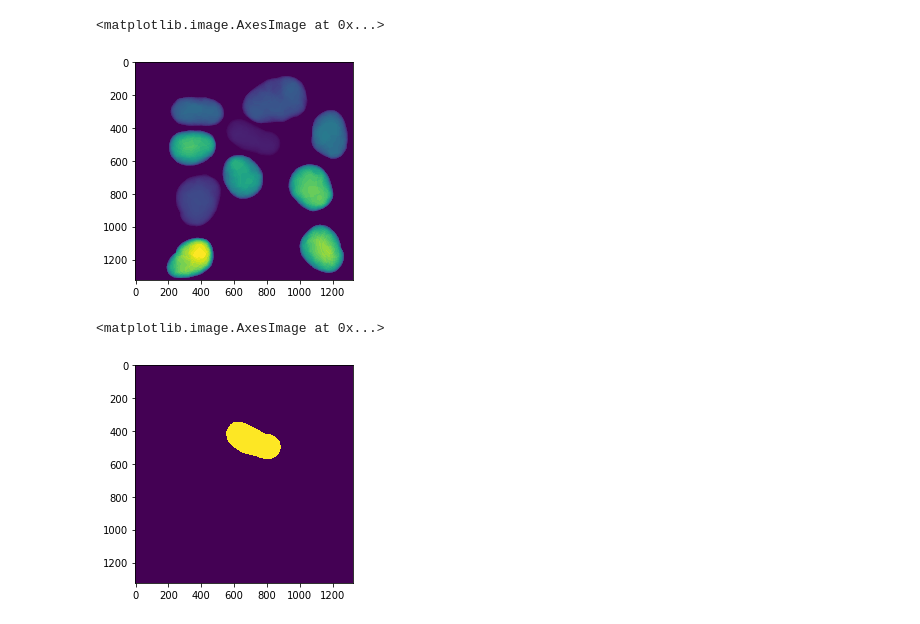
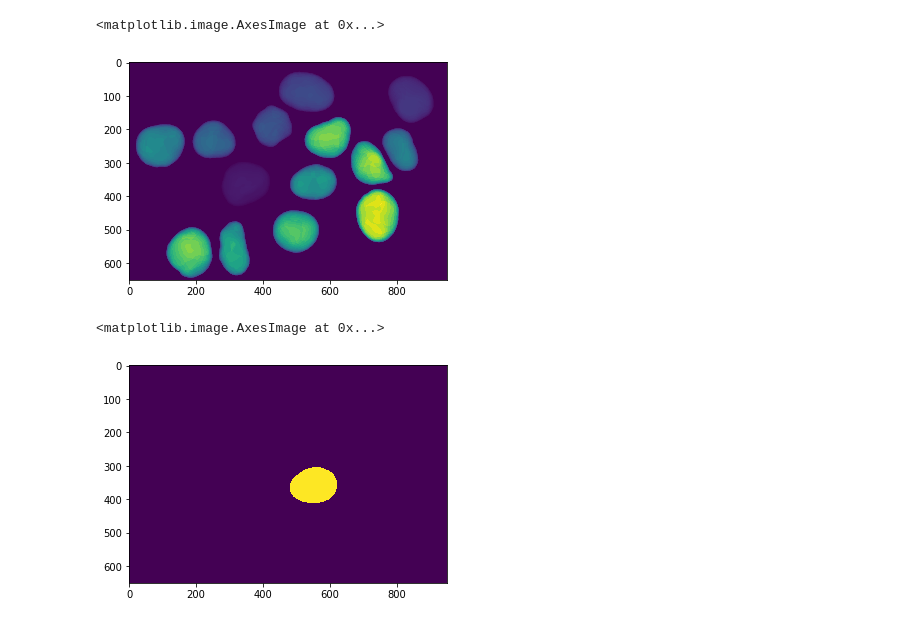
Before and after one commit to AllenInstitute/qcb-analysis, a Jupyter notebook: data-scripts/misc/inspect_nucleus.ipynb, the cells around one changed output. Cells and saved outputs as stored; diff of their text form; code cells hidden in the pictures.

```diff
--- a/data-scripts/misc/inspect_nucleus.ipynb
+++ b/data-scripts/misc/inspect_nucleus.ipynb
@@ -23,8 +23,8 @@ def get_stack_from_series_id(czi_path, channel, series_id, dim):
 # %%
 with open("../config.json", "r") as fj:
     config_json = json.load(fj)
-raw_path = "/allen/aics/assay-dev/MicroscopyData/Jamie/2018/20181023/20181023_J01_010_Out.czi"
-seg_name = "/allen/aics/assay-dev/MicroscopyOtherData/Jianxu/Nucleus/segmentation/880_HIPSC_CBX1_TSA_1/shape/20181023_J01_011_Out_seg_0.ome.tif"
-series_id = 9#int(seg_name.split("Scene")[1].split("-")[1]) - 1
+raw_path = "/allen/aics/assay-dev/MicroscopyData/Ruian/2018/20180924/20180924_R04.czi"
+seg_name = "/allen/aics/assay-dev/MicroscopyOtherData/Jianxu/Nucleus/segmentation/20180924_R04/shape/20180924_R04-Scene-01-P15-B01_seg_0.ome.tif"
+series_id = int(seg_name.split("Scene")[1].split("-")[1]) - 1
 print("series_id:", series_id)
 # %% [output]
@@ -32,24 +42,20 @@ series_id: 9
 # %%
-img_seg_all = skio.imread(seg_name)
-img_seg_all[ 0,:,:] = 0
-img_seg_all[-1,:,:] = 0
-nz, ny, nx = img_seg_all.shape
 img_seg_all_dtype = img_seg_all.dtype
-img_seg_all = resize(image=img_seg_all, output_shape=(nz,2*ny,2*nx), order=0, preserve_range=True, anti_aliasing=False, mode="constant")
+#img_seg_all = resize(image=img_seg_all, output_shape=(nz,2*ny,2*nx), order=0, preserve_range=True, anti_aliasing=False, mode="constant")
 img_seg_all = img_seg_all.astype(img_seg_all_dtype)
 plt.imshow(img_seg_all.mean(axis=0))
 # %% [output]
 <matplotlib.image.AxesImage at 0x...>
-[figure, old version]
+[figure, new version]
 # %%
-cell_id = 1
+cell_id = 8
 img_seg = img_seg_all.copy()
 img_seg[img_seg!=cell_id] = 0
 img_seg[img_seg==cell_id] = 1
 plt.imshow(img_seg.max(axis=0))
 # %% [output]
 <matplotlib.image.AxesImage at 0x...>
-[figure, old version]
+[figure, new version]
 # %%
 print(img_seg.shape[0]*img_seg.shape[1]*img_seg.shape[2])
 img_seg = label(img_seg)
```
Also changed, not shown: parts of 11 cells of this notebook, 5 other files.
